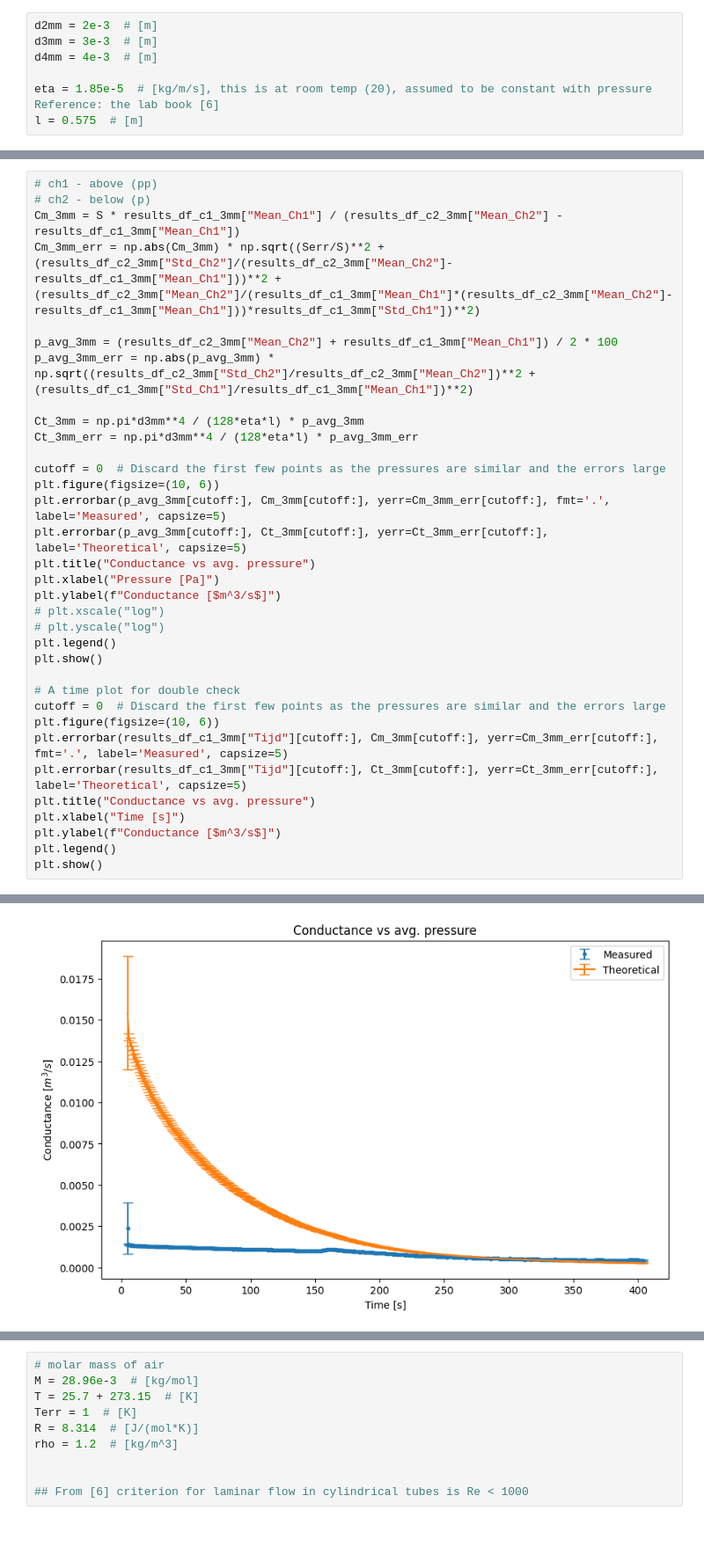
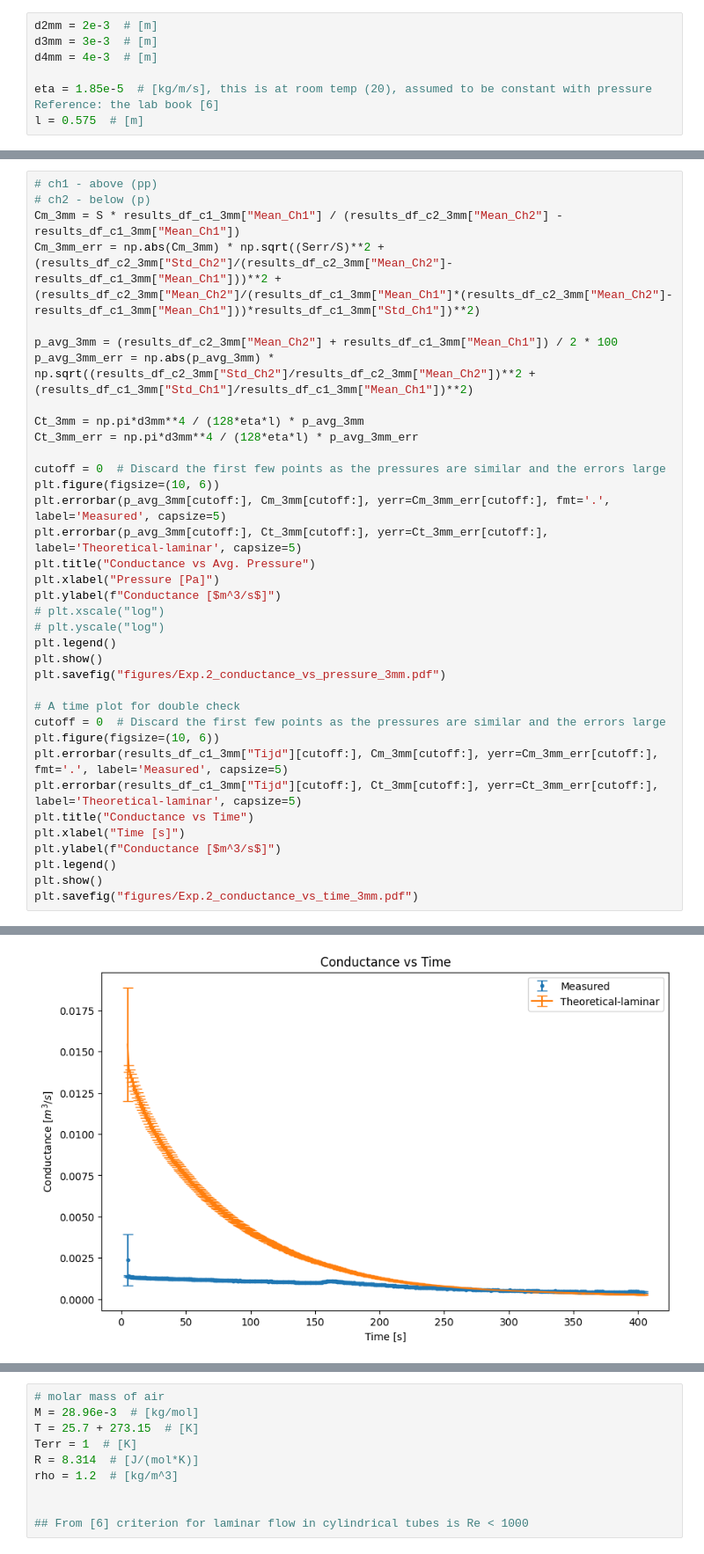
Before and after one commit to MartinOpat/Phys-Lab-Adv, a Jupyter notebook: data_processing.ipynb, the cells around one changed output, grey strips where cells are left out. Shown at 88% size. Saved outputs shown, nothing was run; the diff lists cells and outputs as text.

```diff
--- a/data_processing.ipynb
+++ b/data_processing.ipynb
@@ -439,23 +446,25 @@ Ct_3mm_err = np.pi*d3mm**4 / (128*eta*l) * p_avg_3mm_err
 cutoff = 0  # Discard the first few points as the pressures are similar and the errors large
 plt.figure(figsize=(10, 6))
 plt.errorbar(p_avg_3mm[cutoff:], Cm_3mm[cutoff:], yerr=Cm_3mm_err[cutoff:], fmt='.', label='Measured', capsize=5)
-plt.errorbar(p_avg_3mm[cutoff:], Ct_3mm[cutoff:], yerr=Ct_3mm_err[cutoff:], label='Theoretical', capsize=5)
-plt.title("Conductance vs avg. pressure")
+plt.errorbar(p_avg_3mm[cutoff:], Ct_3mm[cutoff:], yerr=Ct_3mm_err[cutoff:], label='Theoretical-laminar', capsize=5)
+plt.title("Conductance vs Avg. Pressure")
 plt.xlabel("Pressure [Pa]")
 plt.ylabel(f"Conductance [$m^3/s$]")
 # plt.xscale("log")
 # plt.yscale("log")
 plt.legend()
 plt.show()
+plt.savefig("figures/Exp.2_conductance_vs_pressure_3mm.pdf")
 
 # A time plot for double check
 cutoff = 0  # Discard the first few points as the pressures are similar and the errors large
 plt.figure(figsize=(10, 6))
 plt.errorbar(results_df_c1_3mm["Tijd"][cutoff:], Cm_3mm[cutoff:], yerr=Cm_3mm_err[cutoff:], fmt='.', label='Measured', capsize=5)
-plt.errorbar(results_df_c1_3mm["Tijd"][cutoff:], Ct_3mm[cutoff:], yerr=Ct_3mm_err[cutoff:], label='Theoretical', capsize=5)
-plt.title("Conductance vs avg. pressure")
+plt.errorbar(results_df_c1_3mm["Tijd"][cutoff:], Ct_3mm[cutoff:], yerr=Ct_3mm_err[cutoff:], label='Theoretical-laminar', capsize=5)
+plt.title("Conductance vs Time")
 plt.xlabel("Time [s]")
 plt.ylabel(f"Conductance [$m^3/s$]")
 plt.legend()
 plt.show()
+plt.savefig("figures/Exp.2_conductance_vs_time_3mm.pdf")
 # %% [output]
@@ -463,4 +472,4 @@ plt.show()
-[figure, old version]
+[figure, new version]
 # %%
 # ch1 - above (pp)
 # ch2 - below (p)
```
Also changed, not shown: parts of 9 cells of this notebook, 11 other files.
